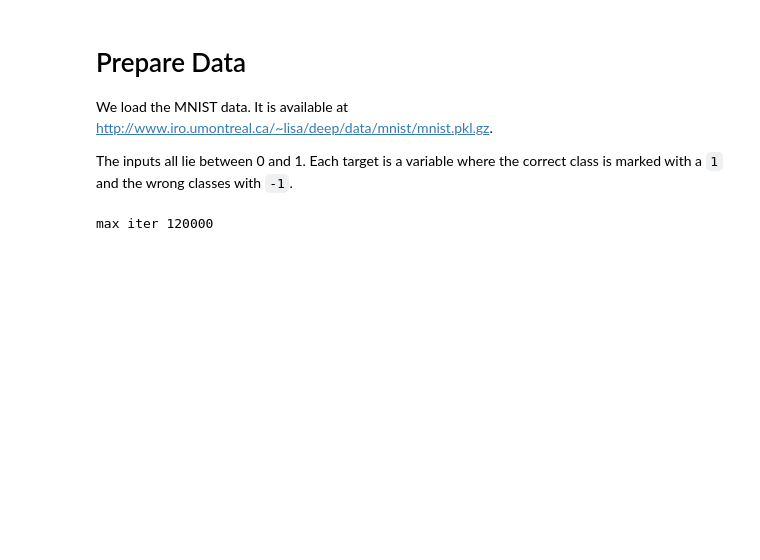
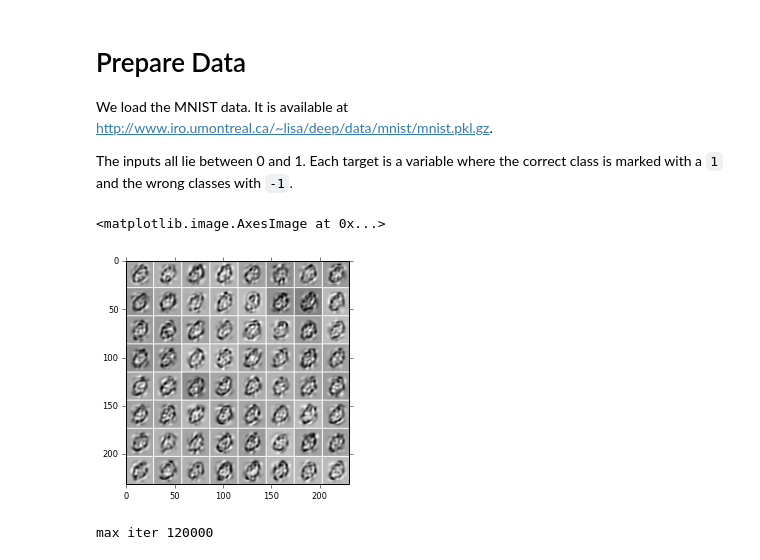
Before and after one commit to breze-no-salt/breze, a Jupyter notebook: notebooks/Charlie Tang's Deep Network with SVM Loss on MNIST.ipynb, the cells around one changed output. Saved outputs shown, nothing was run; the diff lists cells and outputs as text; code cells hidden in the pictures; blank space fills up the shorter version.

```diff
--- a/notebooks/Charlie Tang's Deep Network with SVM Loss on MNIST.ipynb
+++ b/notebooks/Charlie Tang's Deep Network with SVM Loss on MNIST.ipynb
@@ -58,6 +58,21 @@ X = np.concatenate([X, VX], axis=0)
 Z = np.concatenate([Z, VZ], axis=0)
 
 X, Z, TX, TZ = [breze.learn.base.cast_array_to_local_type(i) for i in (X, Z, TX, TZ)]
+# %%
+from breze.learn.utils import tile_raster_images
+unnoised = np.concatenate([X[1:2]] * 64)
+noised =  unnoised + np.random.standard_normal(unnoised.shape) * .8
+reconstructed = pca.inverse_transform(noised)
+
+tile_size = 8, 8
+image_dims = 28, 28
+
+img = tile_raster_images(reconstructed, image_dims, tile_size, (1, 1))
+# We write the filters to a file, since I do not like the matplot imshow functionality. :)
+plt.imshow(img, cmap=cm.binary)
+# %% [output]
+<matplotlib.image.AxesImage at 0x...>
+[figure, added]
 # %%
 def squared_hinge(target, prediction):
     return (T.maximum(1 - target * prediction, 0) ** 2)
```
Also changed, not shown: 4 other files.
